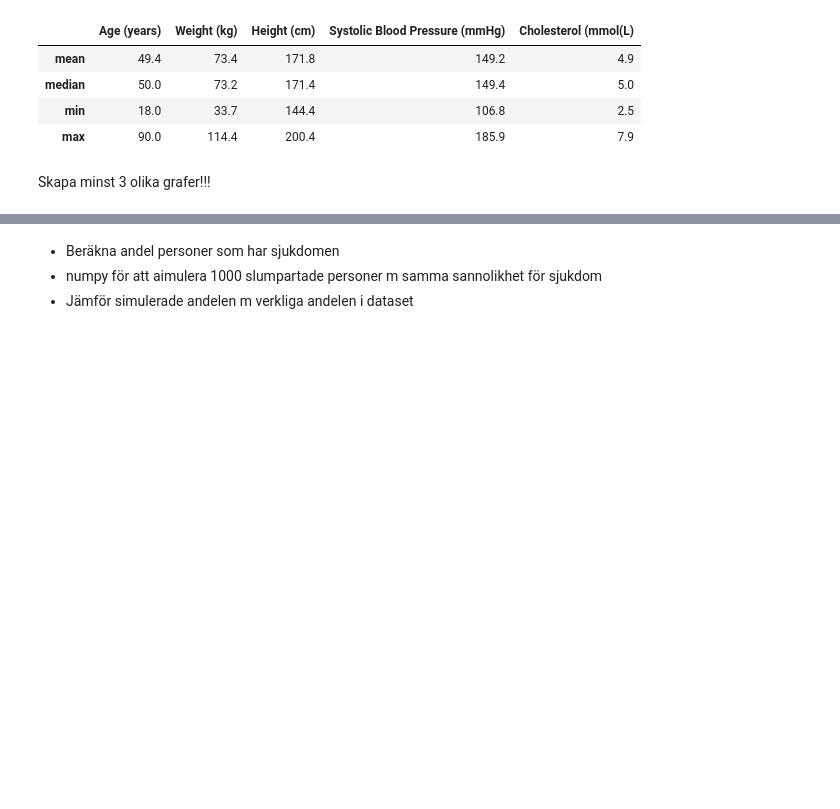
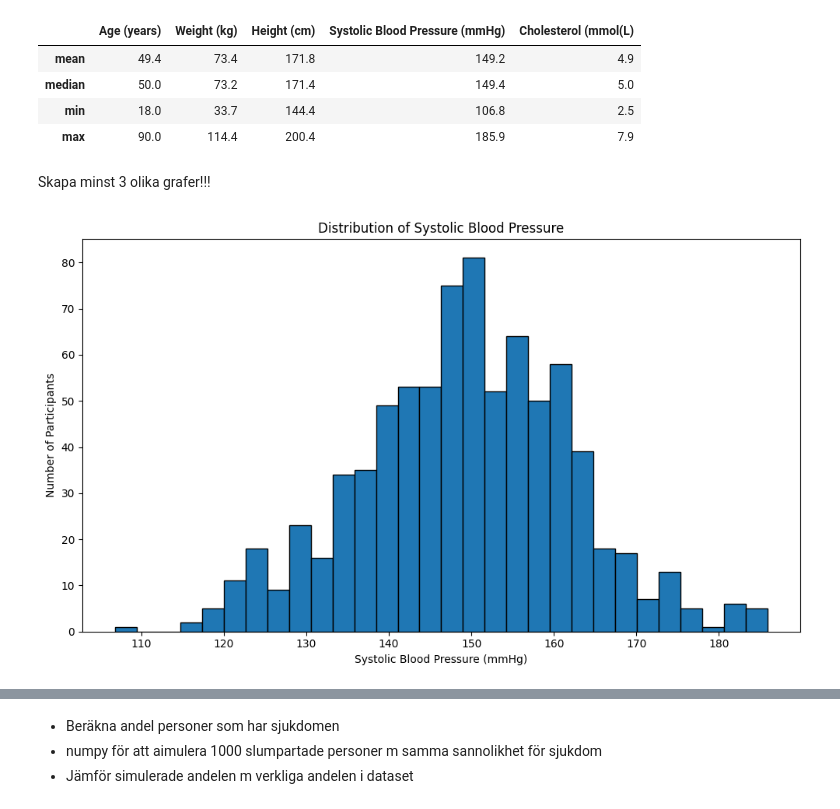
Before and after one commit to iidaclaesson/Healthstudy, a Jupyter notebook: report.ipynb, the cells around one changed output, grey strips where cells are left out. Cells and saved outputs as stored; diff of their text form; code cells hidden in the pictures; blank space fills up the shorter version.

```diff
--- a/report.ipynb
+++ b/report.ipynb
@@ -38,3 +38,14 @@ stats_summary.round(1)
 | max | 90.0 | 114.4 | 200.4 | 185.9 | 7.9 |
 # %% [markdown]
 Skapa minst 3 olika grafer!!!
+# %%
+# Histogram of systolic blood pressure
+fig, ax = plt.subplots(figsize=(10,6))
+
+ax.hist(df["systolic_bp"], bins = 30, edgecolor= "black")
+ax.set_title("Distribution of Systolic Blood Pressure")
+ax.set_xlabel("Systolic Blood Pressure (mmHg)")
+ax.set_ylabel("Number of Participants")
+plt.tight_layout()
+# %% [output]
+[figure, added]
```
Also changed, not shown: parts of 1 cell of this notebook.
